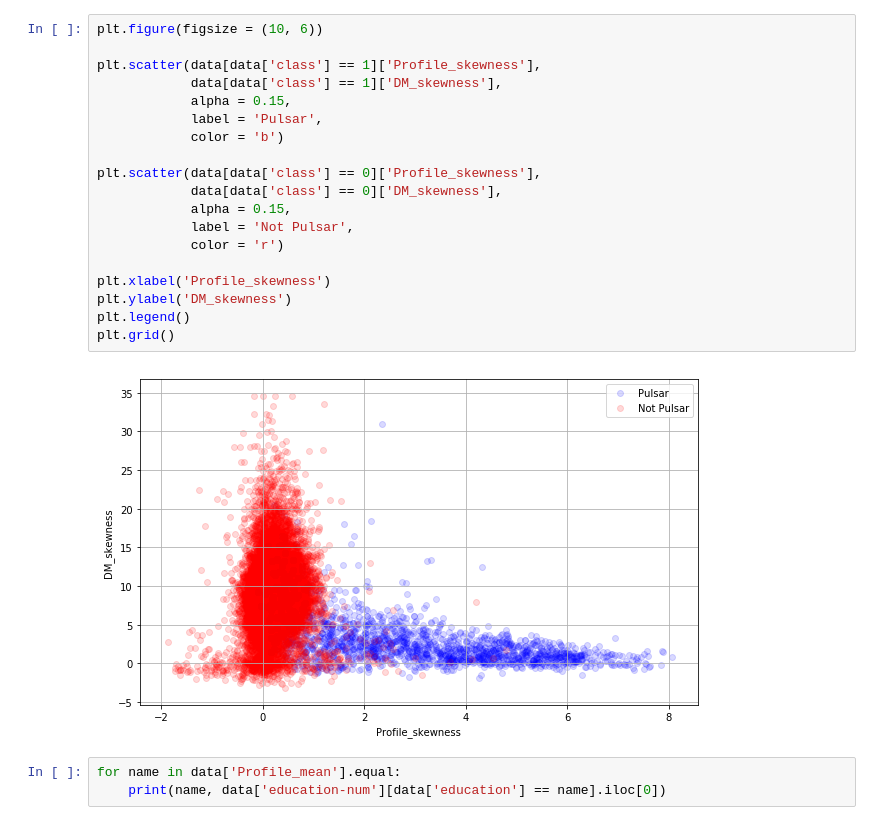
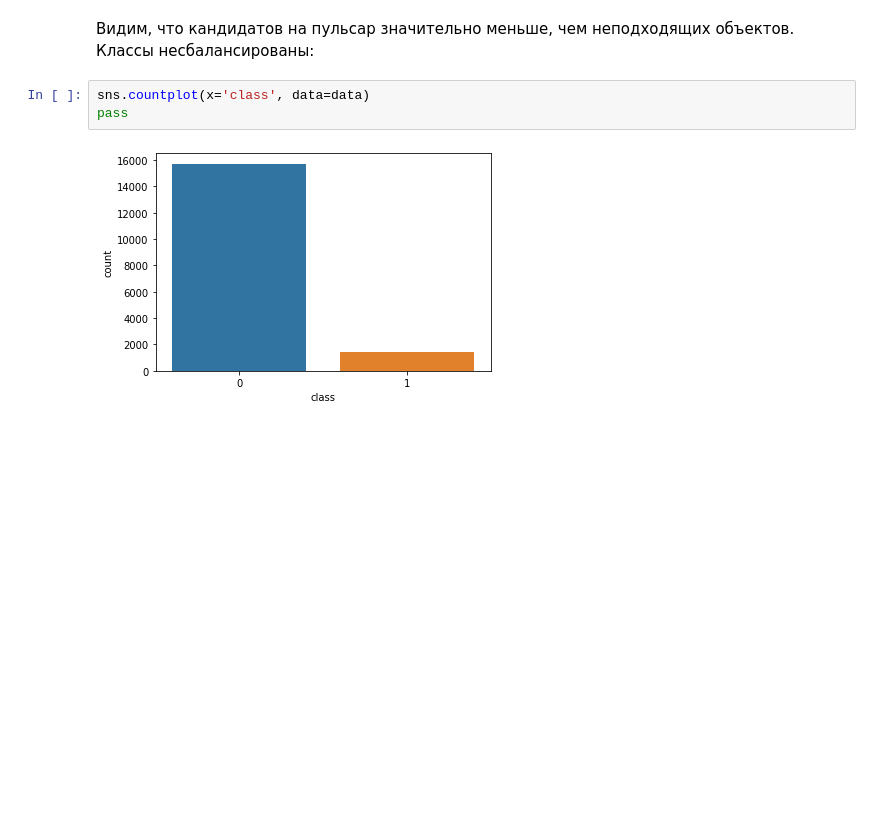
Before and after one commit to Vlad-Grachev/michine-learning-2021, a Jupyter notebook: notebook/practice.ipynb, the cells around one changed output. Saved outputs shown, nothing was run; the diff lists cells and outputs as text; blank space fills up the shorter version.

```diff
--- a/notebook/practice.ipynb
+++ b/notebook/practice.ipynb
@@ -211,24 +234,7 @@ Name: class, Length: 17898, dtype: bool
-# %%
-plt.figure(figsize = (10, 6))
-
-plt.scatter(data[data['class'] == 1]['Profile_skewness'],
-            data[data['class'] == 1]['DM_skewness'],
-            alpha = 0.15,
-            label = 'Pulsar',
-            color = 'b')
-
-plt.scatter(data[data['class'] == 0]['Profile_skewness'],
-            data[data['class'] == 0]['DM_skewness'],
-            alpha = 0.15,
-            label = 'Not Pulsar',
-            color = 'r')
-
-plt.xlabel('Profile_skewness')
-plt.ylabel('DM_skewness')
-plt.legend()
-plt.grid()
-# %% [output]
-[figure, removed]
-# %%
-for name in data['Profile_mean'].equal:
-    print(name, data['education-num'][data['education'] == name].iloc[0])
+# %% [markdown]
+Видим, что кандидатов на пульсар значительно меньше, чем неподходящих объектов. Классы несбалансированы:
+# %%
+sns.countplot(x='class', data=data)
+pass
+# %% [output]
+[figure, added]
```
Also changed, not shown: parts of 115 cells of this notebook, 1 other file.
